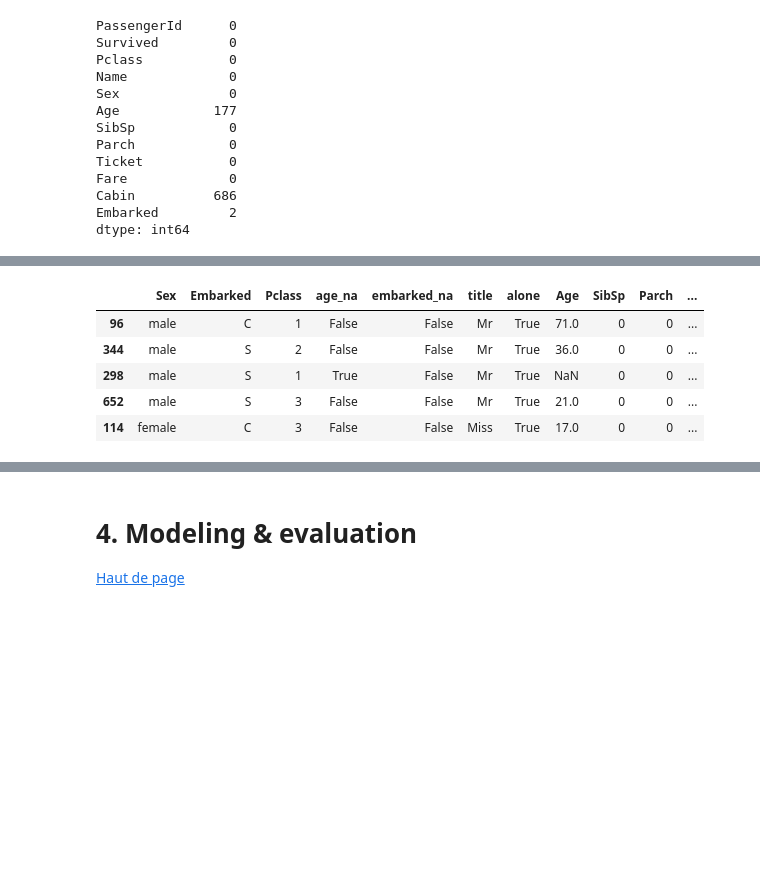
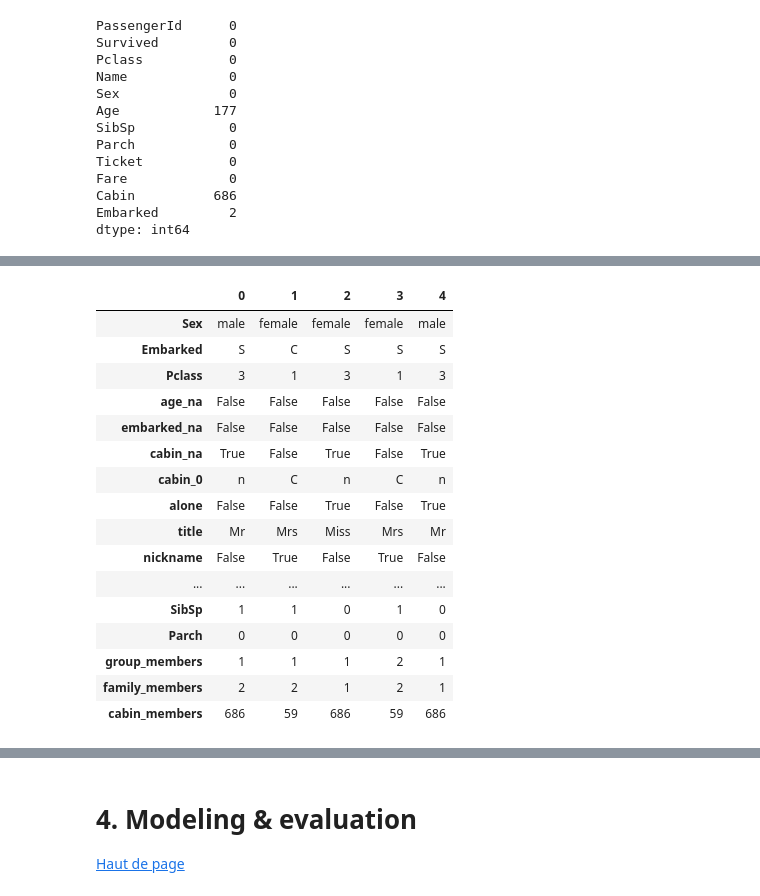
Before and after one commit to dghr7/kaggle-titanic, a Jupyter notebook: main_titanic.ipynb, the cells around one changed output, grey strips where cells are left out. Cells and saved outputs as stored; diff of their text form; code cells hidden in the pictures; blank space fills up the shorter version.

Commit message:
Cleaning the code, adding FE function, adding new features based on ticket

```diff
--- a/main_titanic.ipynb
+++ b/main_titanic.ipynb
@@ -162,7 +141,7 @@ array([nan, 'C85', 'C123', 'E46', 'G6', 'C103', 'D56', 'A6',
 cols = ['Age', 'SibSp', 'Parch', 'Fare']
 
 for x in cols:
-    plt.figure(figsize=(7,4), dpi=100)
+    plt.figure(figsize=(9,3), dpi=100)
     sns.histplot(data=df, x=x, bins=50, kde=True, hue='Survived')
     plt.title(f"{x}")
     plt.tight_layout()
@@ -192,8 +171,7 @@ df.shape
 (891, 12)
 # %%
 # Outliers
-# df[(df.Fare > 500) | (df.Age > 75)]
-df = df[(df.Fare <= 500) & ((df.Age <= 75) | df.Age.isnull())]
+df = df[(df.Fare <= 300) & ((df.Age <= 75) | df.Age.isnull())]
 # %%
 df.shape
 # %% [output]
@@ -270,0 +261,2 @@ Name: title, dtype: int64
+# %%
+df = feature_engineering(df)
@@ -271,6 +266,14 @@ Name: title, dtype: int64
 # %%
-cat_cols = ['Sex', 'Embarked', 'Pclass', 'age_na', 'embarked_na', 'title', 'alone']
-num_cols = ['Age', 'SibSp', 'Parch', 'Fare', 'group_members', 'family_members']
+cat_cols = ['Sex', 'Embarked', 'Pclass',
+            'age_na', 'embarked_na', 'cabin_na',
+            'cabin_0', 'alone', 'title', 'nickname', 'child', 'ticket_prefix']
+
+num_cols = ['Age', 'Fare'
+            , 'SibSp', 'Parch'
+            , 'group_members'
+            , 'family_members'
+            , 'cabin_members'
+            ]
 features = cat_cols + num_cols
 target = ['Survived']
 
@@ -285,12 +288,23 @@ X.shape, y.shape
 # %%
-X.head()
+X.head().T
 # %% [output]
-|  | Sex | Embarked | Pclass | age_na | embarked_na | title | alone | Age | SibSp | Parch | ... |
-| 96 | male | C | 1 | False | False | Mr | True | 71.0 | 0 | 0 | ... |
-| 344 | male | S | 2 | False | False | Mr | True | 36.0 | 0 | 0 | ... |
-| 298 | male | S | 1 | True | False | Mr | True | NaN | 0 | 0 | ... |
-| 652 | male | S | 3 | False | False | Mr | True | 21.0 | 0 | 0 | ... |
-| 114 | female | C | 3 | False | False | Miss | True | 17.0 | 0 | 0 | ... |
+|  | 0 | 1 | 2 | 3 | 4 |
+| Sex | male | female | female | female | male |
+| Embarked | S | C | S | S | S |
+| Pclass | 3 | 1 | 3 | 1 | 3 |
+| age_na | False | False | False | False | False |
+| embarked_na | False | False | False | False | False |
+| cabin_na | True | False | True | False | True |
+| cabin_0 | n | C | n | C | n |
+| alone | False | False | True | False | True |
+| title | Mr | Mrs | Miss | Mrs | Mr |
+| nickname | False | True | False | True | False |
+| ... | ... | ... | ... | ... | ... |
+| SibSp | 1 | 1 | 0 | 1 | 0 |
+| Parch | 0 | 0 | 0 | 0 | 0 |
+| group_members | 1 | 1 | 1 | 2 | 1 |
+| family_members | 2 | 2 | 1 | 2 | 1 |
+| cabin_members | 686 | 59 | 686 | 59 | 686 |
 # %%
 X.isnull().sum()
 # %% [output]
```
Also changed, not shown: parts of 30 cells of this notebook, 1 other file.
